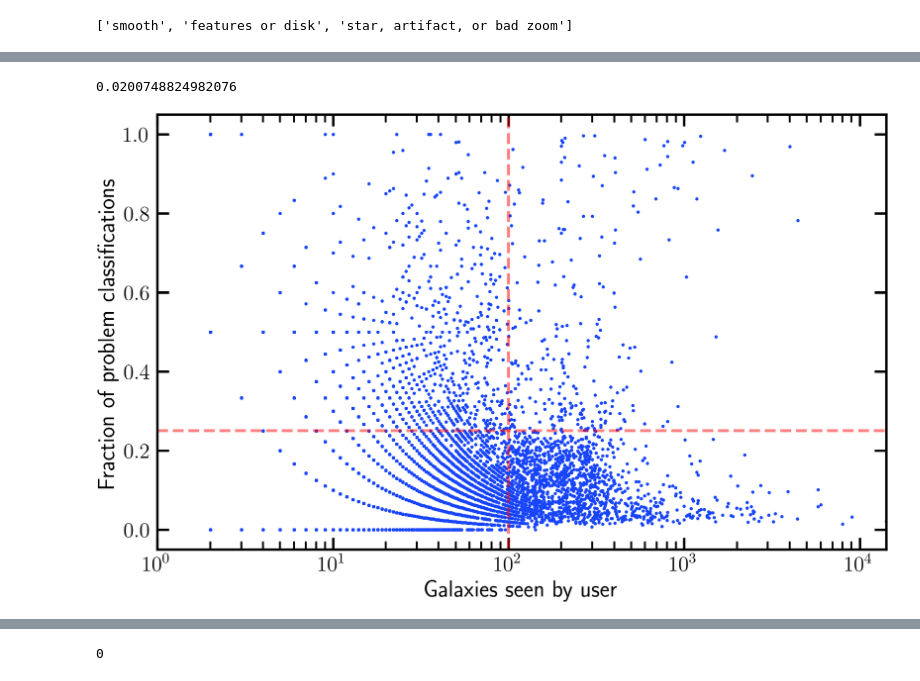
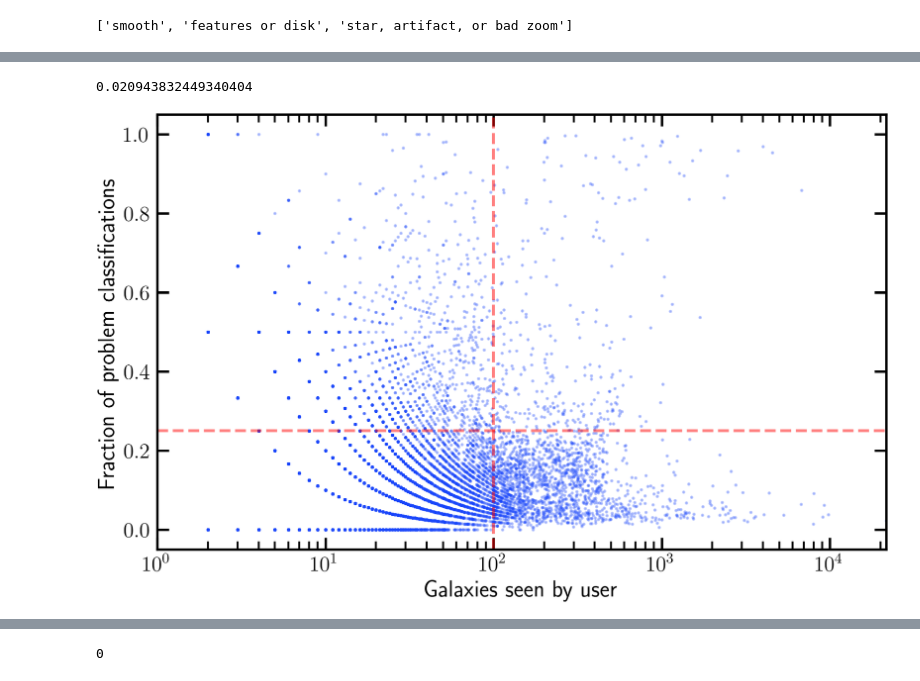
Before and after one commit to mwalmsley/gz-panoptes-reduction, a Jupyter notebook: run_reduction/euclid.ipynb, the cells around one changed output, grey strips where cells are left out. Cells and saved outputs as stored; diff of their text form; code cells hidden in the pictures.

```diff
--- a/run_reduction/euclid.ipynb
+++ b/run_reduction/euclid.ipynb
@@ -23,7 +23,7 @@ niceplots.initPlot()
 schema = euclid_schema
 # schema = euclid_ortho_schema
 # %%
-date_str = '2024_12_23'
+date_str = '2025_04_17'
 # %%
 # classification_export_loc = '/home/walml/repos/gz-panoptes-reduction/data/euclid/euclid-development-classifications_' + date_str + '.csv'
 # aggregated_loc = '/home/walml/repos/gz-panoptes-reduction/data/euclid/euclid_development_reduced_votes_' + date_str + '.csv'
@@ -148,9 +148,9 @@ res
 # %%
-import niceplots.utils as nicepl
-nicepl.initPlot()
-fw, fh = plt.rcParams['figure.figsize']
-fig, ax = plt.subplots(figsize=(fw, fh))
-print(fw, fh)
+# import niceplots.utils as nicepl
+# nicepl.initPlot()
+# fw, fh = plt.rcParams['figure.figsize']
+# fig, ax = plt.subplots(figsize=(fw, fh))
+# print(fw, fh)
 
 y_small_hat = pareto(x, *res.x)
 # plt.plot(x_small, y_small, label='Data')
@@ -482,24 +484,27 @@ cleaned.to_parquet('/home/walml/repos/gz-panoptes-reduction/data/euclid/euclid_c
+# %%
+cleaned = pd.read_parquet('/home/walml/repos/gz-panoptes-reduction/data/euclid/euclid_challenge_latest_cleaned.parquet')
+
+df_agg = cleaned.query('task=="smooth-or-featured"').groupby('user_id').agg({
+    'value': [lambda x: (x=='smooth').mean(), lambda x: (x=='featured-or-disk').mean(), lambda x: (x=='problem').mean(), 'count'],
+    'created_at': ['min', 'max'],
+    'subject_ids': 'count'
+    }).reset_index()
 # %%
-
-# use to track any change in answers over time and to remove some users
-
-cleaned = pd.read_parquet('/home/walml/repos/gz-panoptes-reduction/data/euclid/euclid_challenge_latest_cleaned.parquet')
-
-df_agg = cleaned.query('task=="smooth-or-featured"').groupby('user_id').agg({'value': [lambda x: (x=='smooth').mean(), lambda x: (x=='featured-or-disk').mean(), lambda x: (x=='problem').mean(), 'count']}).reset_index()
+assert not any(cleaned['user_id'].isna())
 
 min_count = 100
 max_problem_frac = 0.25
 
 fig, ax = plt.subplots(figsize=(10, 6))
-ax.scatter(df_agg['value']['count'], df_agg['value']['<lambda_2>'],  s=1.)
+ax.scatter(df_agg['value']['count'], df_agg['value']['<lambda_2>'],  s=1., alpha=.3)
 ax.set_xscale('log')
 ax.set_xlabel('Galaxies seen by user')
 ax.set_ylabel('Fraction of problem classifications')
 
 ax.axhline(max_problem_frac, color='red', linestyle='--', alpha=.5)
 ax.axvline(min_count, color='red', linestyle='--', alpha=.5)
 
 ((df_agg['value']['count'] > min_count) & (df_agg['value']['<lambda_2>'] > max_problem_frac)).mean()
 # %% [output]
-0.0200748824982076
+0.020943832449340404
-[figure, old version]
+[figure, new version]
```
Also changed, not shown: parts of 44 cells of this notebook, 2 other files.
